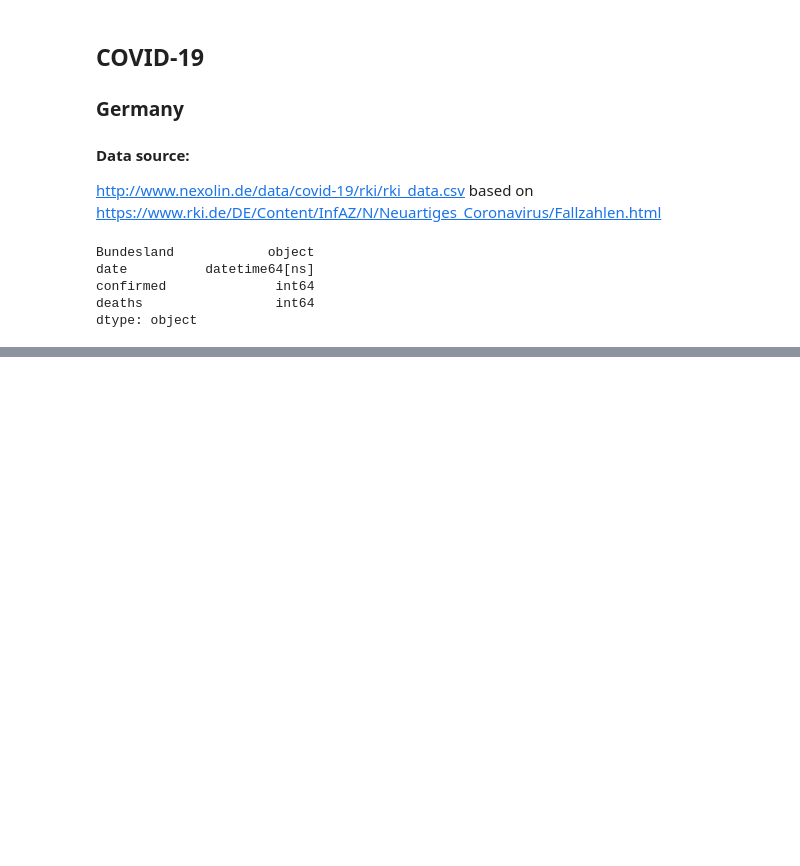
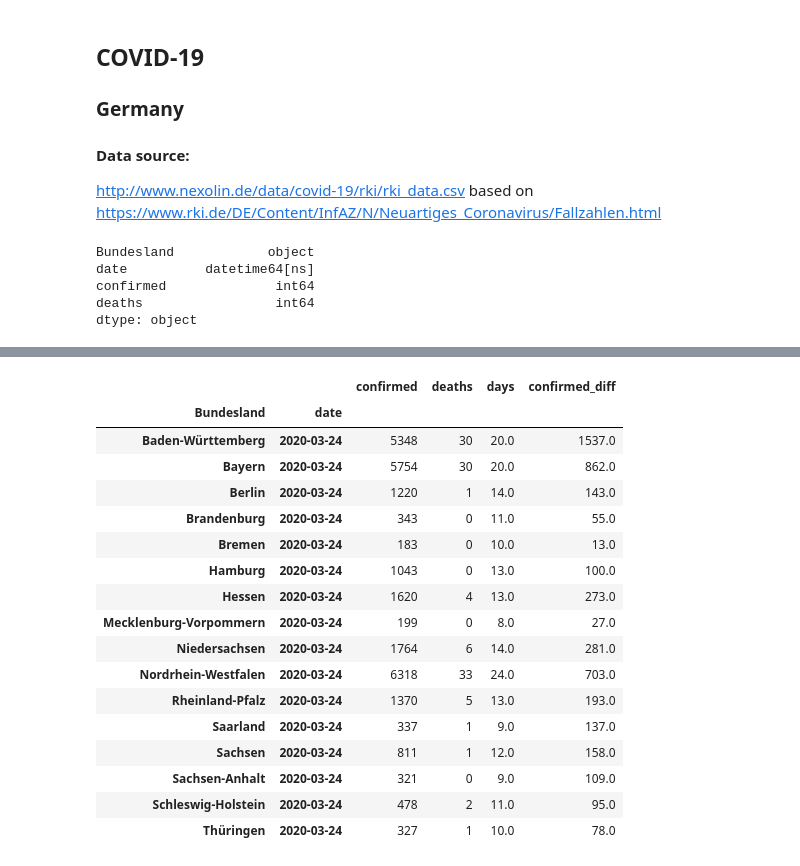
Before and after one commit to normannexo/COVID-19, a Jupyter notebook: covid19_germany_rki.ipynb, the cells around one changed output, grey strips where cells are left out. Drawn from its saved outputs; the diff is of its cells as text; code cells hidden in the pictures; blank space fills up the shorter version.

```diff
--- a/covid19_germany_rki.ipynb
+++ b/covid19_germany_rki.ipynb
@@ -64,0 +93,21 @@ _ = ax.set_xticklabels(xticks,rotation=45, ha='center')
+# %%
+df_rki.loc[pd.IndexSlice[:,'24/03/2020'],:]
+# %% [output]
+|  |  | confirmed | deaths | days | confirmed_diff |
+| Bundesland | date |  |  |  |  |
+| Baden-Württemberg | 2020-03-24 | 5348 | 30 | 20.0 | 1537.0 |
+| Bayern | 2020-03-24 | 5754 | 30 | 20.0 | 862.0 |
+| Berlin | 2020-03-24 | 1220 | 1 | 14.0 | 143.0 |
+| Brandenburg | 2020-03-24 | 343 | 0 | 11.0 | 55.0 |
+| Bremen | 2020-03-24 | 183 | 0 | 10.0 | 13.0 |
+| Hamburg | 2020-03-24 | 1043 | 0 | 13.0 | 100.0 |
+| Hessen | 2020-03-24 | 1620 | 4 | 13.0 | 273.0 |
+| Mecklenburg-Vorpommern | 2020-03-24 | 199 | 0 | 8.0 | 27.0 |
+| Niedersachsen | 2020-03-24 | 1764 | 6 | 14.0 | 281.0 |
+| Nordrhein-Westfalen | 2020-03-24 | 6318 | 33 | 24.0 | 703.0 |
+| Rheinland-Pfalz | 2020-03-24 | 1370 | 5 | 13.0 | 193.0 |
+| Saarland | 2020-03-24 | 337 | 1 | 9.0 | 137.0 |
+| Sachsen | 2020-03-24 | 811 | 1 | 12.0 | 158.0 |
+| Sachsen-Anhalt | 2020-03-24 | 321 | 0 | 9.0 | 109.0 |
+| Schleswig-Holstein | 2020-03-24 | 478 | 2 | 11.0 | 95.0 |
+| Thüringen | 2020-03-24 | 327 | 1 | 10.0 | 78.0 |
```
Also changed, not shown: parts of 6 cells of this notebook, 5 other files.
